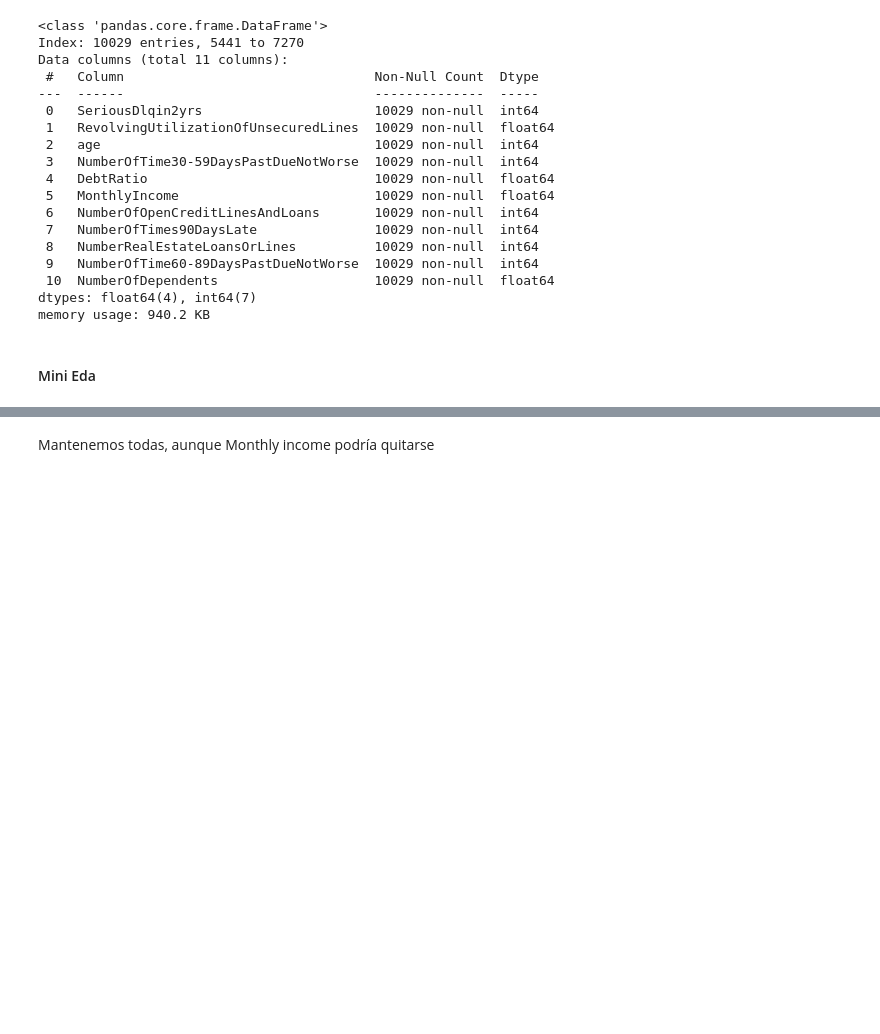
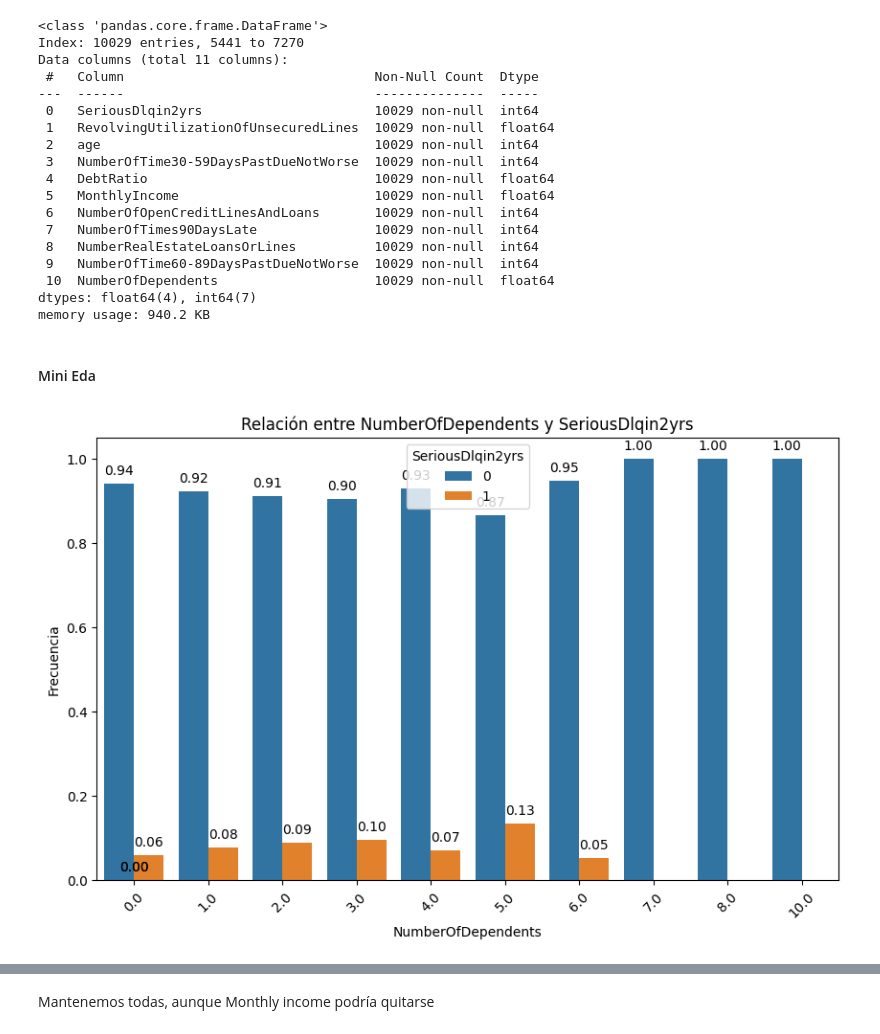
Before and after one commit to MariaRepository/ONLINE_DS_THEBRIDGE_MariaFernandez, a Jupyter notebook: 04_Machine_Learning/Sprint_14/Unidad_01/Practica_Obligatoria/18_Practica_Obligatoria_Otros_Modelos_Supervisados.ipynb, the cells around one changed output, grey strips where cells are left out. Saved outputs shown, nothing was run; the diff lists cells and outputs as text; code cells hidden in the pictures; blank space fills up the shorter version.

```diff
--- a/04_Machine_Learning/Sprint_14/Unidad_01/Practica_Obligatoria/18_Practica_Obligatoria_Otros_Modelos_Supervisados.ipynb
+++ b/04_Machine_Learning/Sprint_14/Unidad_01/Practica_Obligatoria/18_Practica_Obligatoria_Otros_Modelos_Supervisados.ipynb
@@ -194,6 +194,10 @@ dtypes: float64(4), int64(7)
 memory usage: 940.2 KB
 # %% [markdown]
 #### Mini Eda
+# %%
+bt.plot_categorical_relationship_fin(train_set,ndep, target,show_values=True, relative_freq=True, size_group=10)
+# %% [output]
+[figure, added]
 # %%
 train_set[columnas_numericas].hist(figsize=(10, 8))
 plt.tight_layout()
```
Also changed, not shown: parts of 35 cells of this notebook, 5 other files.
